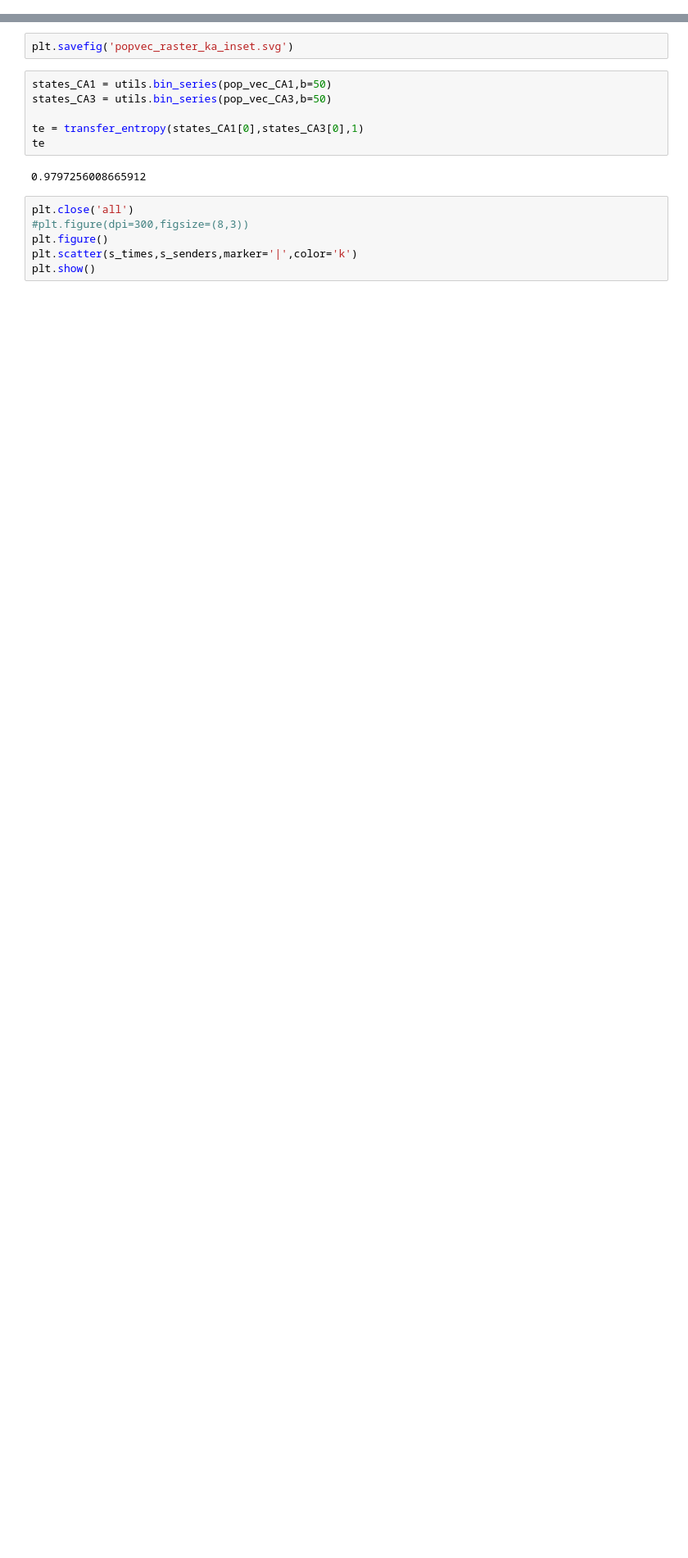
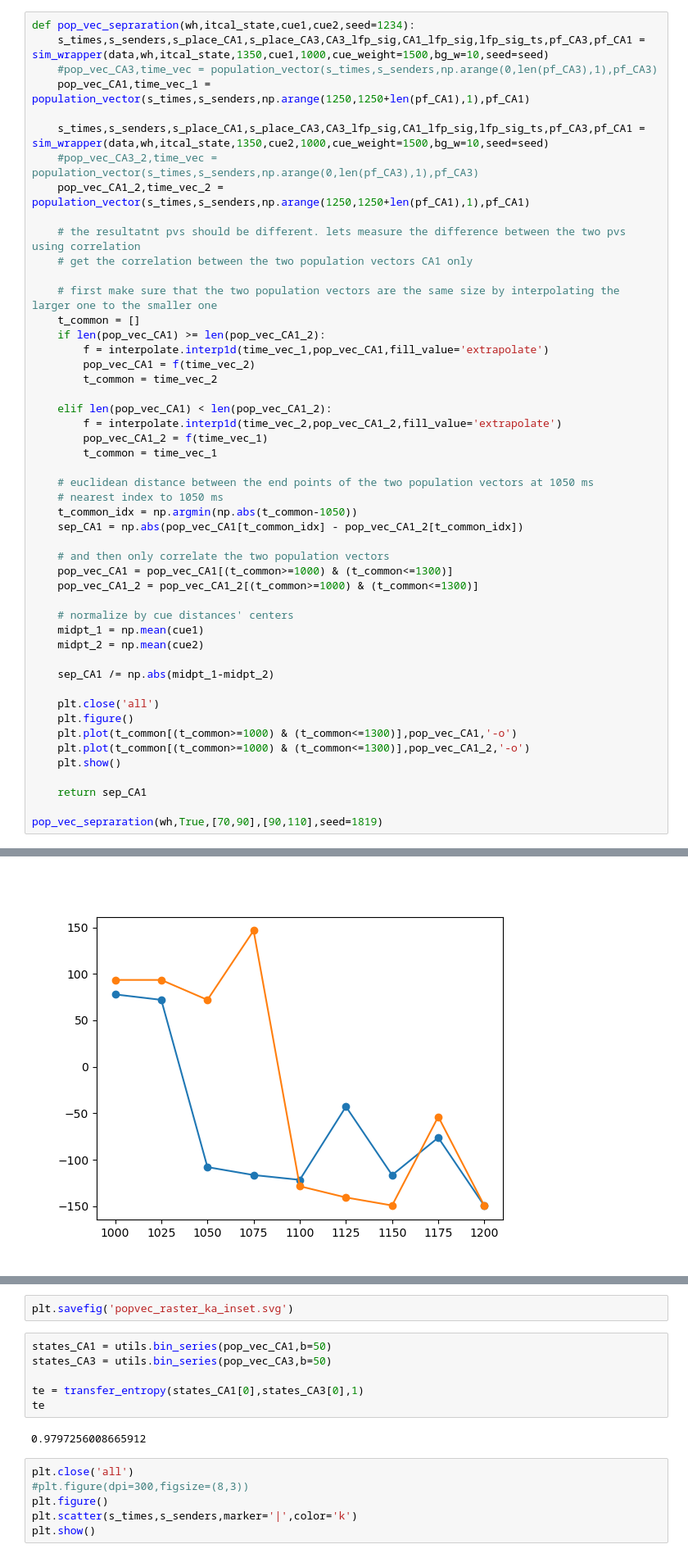
Before and after one commit to justidy1/IctalPlaceCell, a Jupyter notebook: query_replay.ipynb, the cells around one changed output, grey strips where cells are left out. Shown at 82% size. Drawn from its saved outputs; the diff is of its cells as text; blank space fills up the shorter version.

```diff
--- a/query_replay.ipynb
+++ b/query_replay.ipynb
@@ -224,0 +229,50 @@ plt.show()
+# %%
+def pop_vec_sepraration(wh,itcal_state,cue1,cue2,seed=1234):
+    s_times,s_senders,s_place_CA1,s_place_CA3,CA3_lfp_sig,CA1_lfp_sig,lfp_sig_ts,pf_CA3,pf_CA1 = sim_wrapper(data,wh,itcal_state,1350,cue1,1000,cue_weight=1500,bg_w=10,seed=seed)
+    #pop_vec_CA3,time_vec = population_vector(s_times,s_senders,np.arange(0,len(pf_CA3),1),pf_CA3)
+    pop_vec_CA1,time_vec_1 = population_vector(s_times,s_senders,np.arange(1250,1250+len(pf_CA1),1),pf_CA1)
+
+    s_times,s_senders,s_place_CA1,s_place_CA3,CA3_lfp_sig,CA1_lfp_sig,lfp_sig_ts,pf_CA3,pf_CA1 = sim_wrapper(data,wh,itcal_state,1350,cue2,1000,cue_weight=1500,bg_w=10,seed=seed)
+    #pop_vec_CA3_2,time_vec = population_vector(s_times,s_senders,np.arange(0,len(pf_CA3),1),pf_CA3)
+    pop_vec_CA1_2,time_vec_2 = population_vector(s_times,s_senders,np.arange(1250,1250+len(pf_CA1),1),pf_CA1)
+
+    # the resultatnt pvs should be different. lets measure the difference between the two pvs using correlation
+    # get the correlation between the two population vectors CA1 only
+
+    # first make sure that the two population vectors are the same size by interpolating the larger one to the smaller one
+    t_common = []
+    if len(pop_vec_CA1) >= len(pop_vec_CA1_2):
+        f = interpolate.interp1d(time_vec_1,pop_vec_CA1,fill_value='extrapolate')
+        pop_vec_CA1 = f(time_vec_2)
+        t_common = time_vec_2
+
+    elif len(pop_vec_CA1) < len(pop_vec_CA1_2):
+        f = interpolate.interp1d(time_vec_2,pop_vec_CA1_2,fill_value='extrapolate')
+        pop_vec_CA1_2 = f(time_vec_1)
+        t_common = time_vec_1
+
+    # euclidean distance between the end points of the two population vectors at 1050 ms
+    # nearest index to 1050 ms
+    t_common_idx = np.argmin(np.abs(t_common-1050))
+    sep_CA1 = np.abs(pop_vec_CA1[t_common_idx] - pop_vec_CA1_2[t_common_idx])
+
+    # and then only correlate the two population vectors
+    pop_vec_CA1 = pop_vec_CA1[(t_common>=1000) & (t_common<=1300)]
+    pop_vec_CA1_2 = pop_vec_CA1_2[(t_common>=1000) & (t_common<=1300)]
+
+    # normalize by cue distances' centers
+    midpt_1 = np.mean(cue1)
+    midpt_2 = np.mean(cue2)
+
+    sep_CA1 /= np.abs(midpt_1-midpt_2)
+
+    plt.close('all')
+    plt.figure()
+    plt.plot(t_common[(t_common>=1000) & (t_common<=1300)],pop_vec_CA1,'-o')
+    plt.plot(t_common[(t_common>=1000) & (t_common<=1300)],pop_vec_CA1_2,'-o')
+    plt.show()
+
+    return sep_CA1
+
+pop_vec_sepraration(wh,True,[70,90],[90,110],seed=1819)
+# %% [output]
@@ -224,0 +296 @@ plt.show()
+[figure, added]
```
Also changed, not shown: parts of 10 cells of this notebook.
